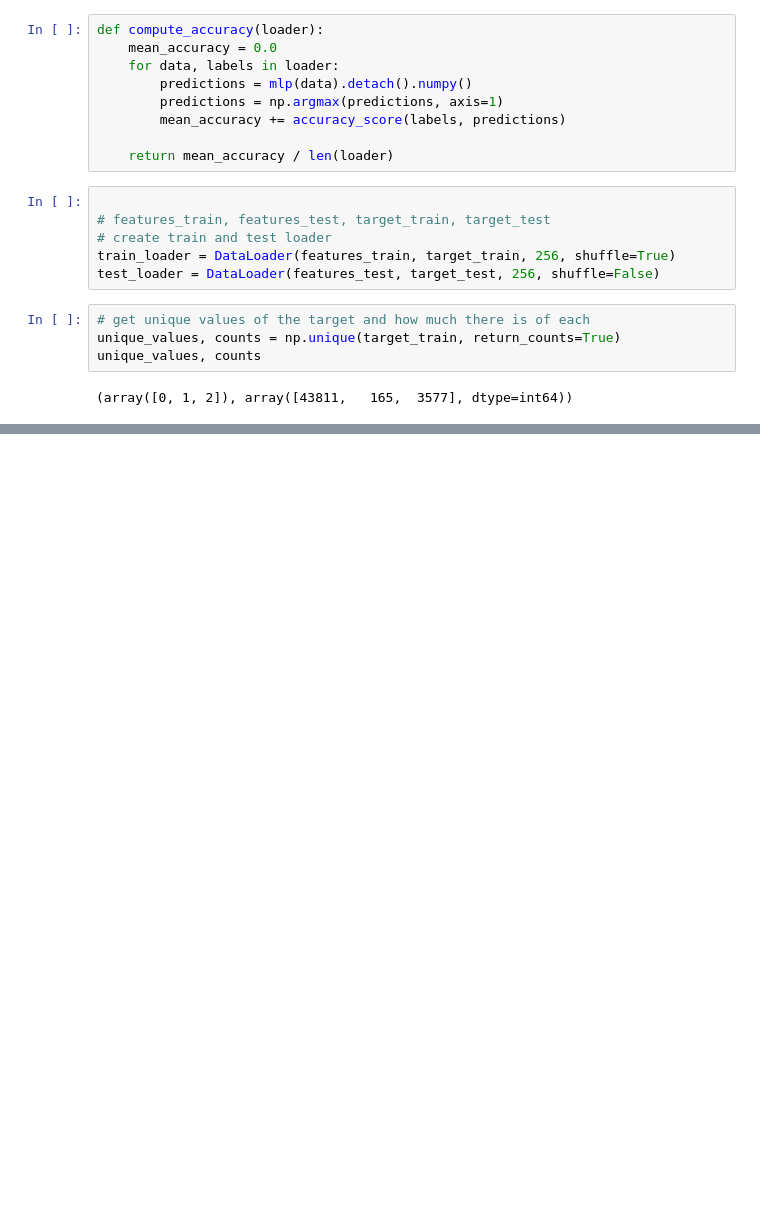
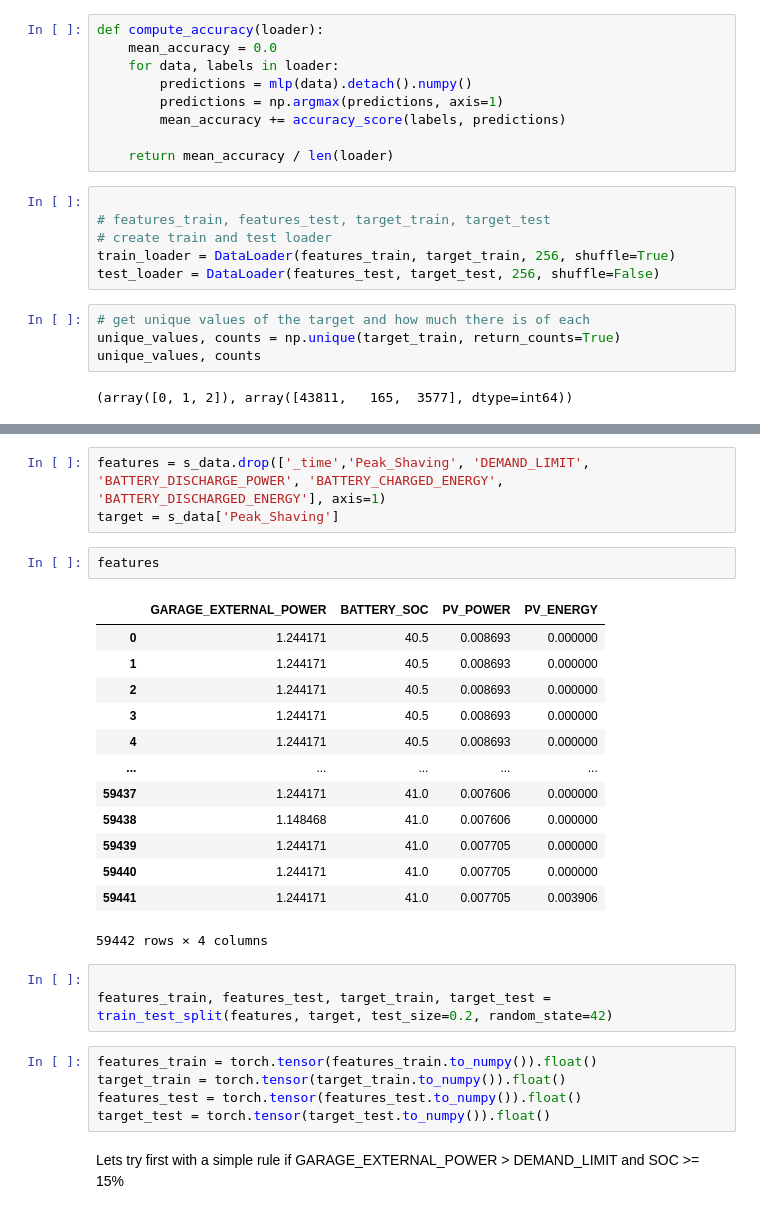
Before and after one commit to SanchoSamba/DS-project, a Jupyter notebook: LTN_Adam_Arychert.ipynb, the cells around one changed output, grey strips where cells are left out. Saved outputs shown, nothing was run; the diff lists cells and outputs as text; blank space fills up the shorter version.

```diff
--- a/LTN_Adam_Arychert.ipynb
+++ b/LTN_Adam_Arychert.ipynb
@@ -403,0 +467,30 @@ for epoch in range(500):
+# %%
+features = s_data.drop(['_time','Peak_Shaving', 'DEMAND_LIMIT', 'BATTERY_DISCHARGE_POWER', 'BATTERY_CHARGED_ENERGY',  'BATTERY_DISCHARGED_ENERGY'], axis=1)
+target = s_data['Peak_Shaving']
+# %%
+features
+# %% [output]
+|  | GARAGE_EXTERNAL_POWER | BATTERY_SOC | PV_POWER | PV_ENERGY |
+| 0 | 1.244171 | 40.5 | 0.008693 | 0.000000 |
+| 1 | 1.244171 | 40.5 | 0.008693 | 0.000000 |
+| 2 | 1.244171 | 40.5 | 0.008693 | 0.000000 |
+| 3 | 1.244171 | 40.5 | 0.008693 | 0.000000 |
+| 4 | 1.244171 | 40.5 | 0.008693 | 0.000000 |
+| ... | ... | ... | ... | ... |
+| 59437 | 1.244171 | 41.0 | 0.007606 | 0.000000 |
+| 59438 | 1.148468 | 41.0 | 0.007606 | 0.000000 |
+| 59439 | 1.244171 | 41.0 | 0.007705 | 0.000000 |
+| 59440 | 1.244171 | 41.0 | 0.007705 | 0.000000 |
+| 59441 | 1.244171 | 41.0 | 0.007705 | 0.003906 |
+59442 rows × 4 columns
+# %%
+
+features_train, features_test, target_train, target_test = train_test_split(features, target, test_size=0.2, random_state=42)
+# %%
+features_train = torch.tensor(features_train.to_numpy()).float()
+target_train = torch.tensor(target_train.to_numpy()).float()
+features_test = torch.tensor(features_test.to_numpy()).float()
+target_test = torch.tensor(target_test.to_numpy()).float()
+# %% [markdown]
+Lets try first with a simple rule
+if GARAGE_EXTERNAL_POWER > DEMAND_LIMIT and SOC >= 15%
```
Also changed, not shown: parts of 25 cells of this notebook, 4 other files.
